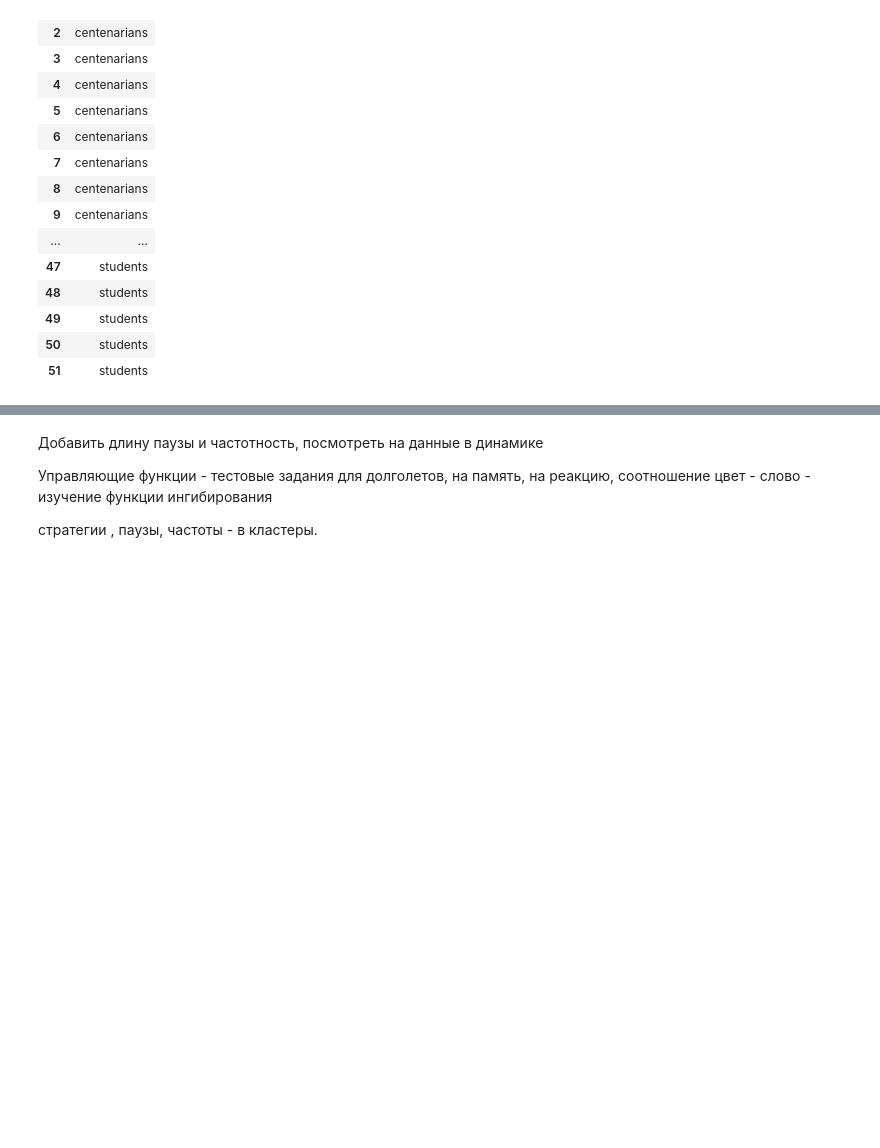
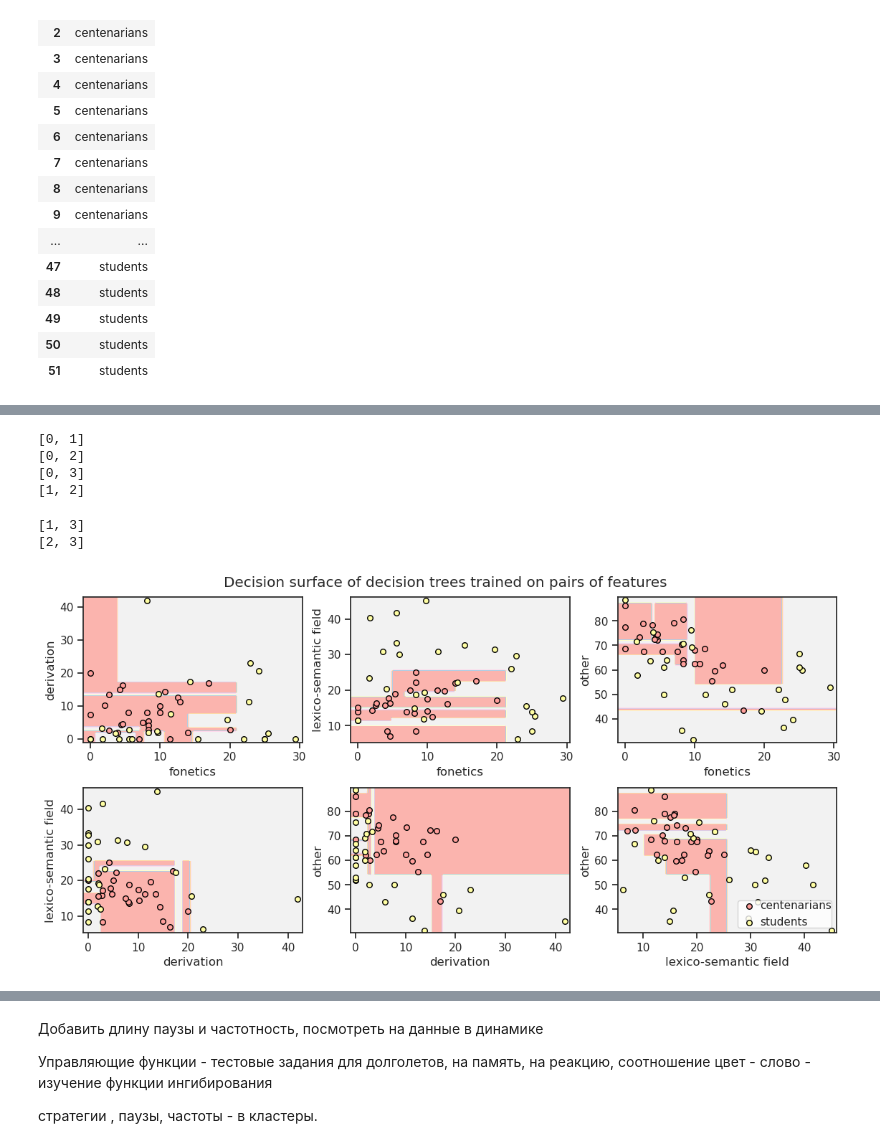
Before and after one commit to Aryunaa/Linguistics, a Jupyter notebook: pos_febr/analysis.ipynb, the cells around one changed output, grey strips where cells are left out. Drawn from its saved outputs; the diff is of its cells as text; code cells hidden in the pictures; blank space fills up the shorter version.

Commit message:
des boundary

```diff
--- a/pos_febr/analysis.ipynb
+++ b/pos_febr/analysis.ipynb
@@ -1101,0 +1044,7 @@ You can set `force_col_wise=true` to remove the overhead.
+# %%
+y = dff[['type']]
+X = df_percent.copy()
+
+y = y.reset_index(drop=True)
+X = X.reset_index(drop=True)
+y['type'] = np.where(y['type'] == 'centenarians', True, False)
@@ -1101,0 +1060,2 @@ You can set `force_col_wise=true` to remove the overhead.
+# %%
+myX = X.copy()
@@ -1101,0 +1068,8 @@ You can set `force_col_wise=true` to remove the overhead.
+# %%
+idx = np.where(y == False)
+idxlist = list(idx[0])
+# %%
+idx = np.where(y == True)
+idx[0]
+X.columns[pair0[0]]
+X.iloc[idxlist, 0]
@@ -1101,0 +1094,55 @@ You can set `force_col_wise=true` to remove the overhead.
+# %%
+plt.figure(figsize=(12, 6))
+
+# Parameters
+n_classes = 2
+plot_colors = "ry"
+plot_step = 0.02
+
+
+for pairidx, pair in enumerate([[0, 1], [0, 2], [0, 3], [1, 2], [1, 3], [2, 3]]):
+    print(pair)
+    # We only take the two corresponding features
+    X = myX.iloc[:, pair]
+
+    # Train
+    clf = DecisionTreeClassifier().fit(X, y)
+
+    # Plot the decision boundary
+    ax = plt.subplot(2, 3, pairidx + 1)
+    plt.tight_layout(h_pad=0.5, w_pad=0.5, pad=2.5)
+    DecisionBoundaryDisplay.from_estimator(
+        clf,
+        X,
+        cmap=plt.cm.Pastel1,
+        response_method="predict",
+        ax=ax,
+        xlabel=X.columns[0],
+        ylabel=X.columns[1],
+    )
+
+    # Plot the training points
+    for i, color in zip(range(n_classes), plot_colors):
+        idx = np.where(y == i)
+        idxlist = list(idx[0])
+        plt.scatter(
+            X.iloc[idxlist, 0],
+            X.iloc[idxlist, 1],
+            c=color,
+            label=i,
+            cmap=plt.cm.RdYlBu,
+            edgecolor="black",
+            s=30,
+        )
+
+plt.suptitle("Decision surface of decision trees trained on pairs of features")
+plt.legend(['centenarians', 'students'], loc="lower right", borderpad=0, handletextpad=0)
+_ = plt.axis("tight")
+# %% [output]
+[0, 1]
+[0, 2]
+[0, 3]
+[1, 2]
+[1, 3]
+[2, 3]
+[figure, added]
```
Also changed, not shown: parts of 11 cells of this notebook.
